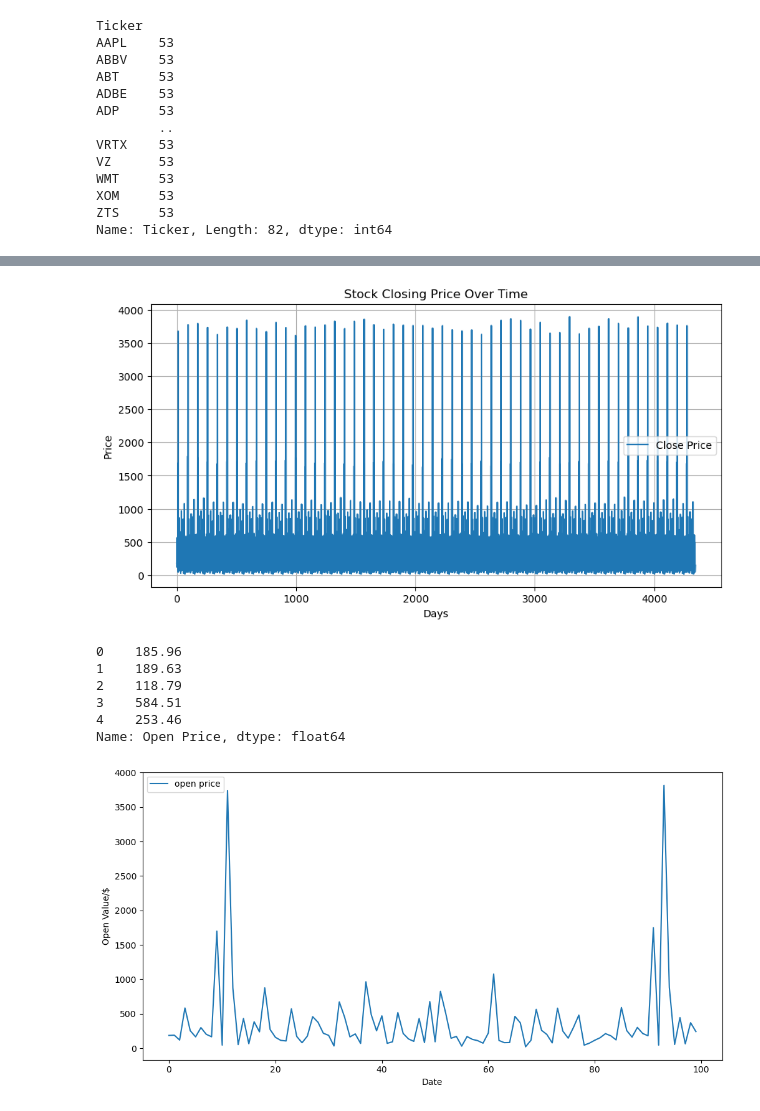
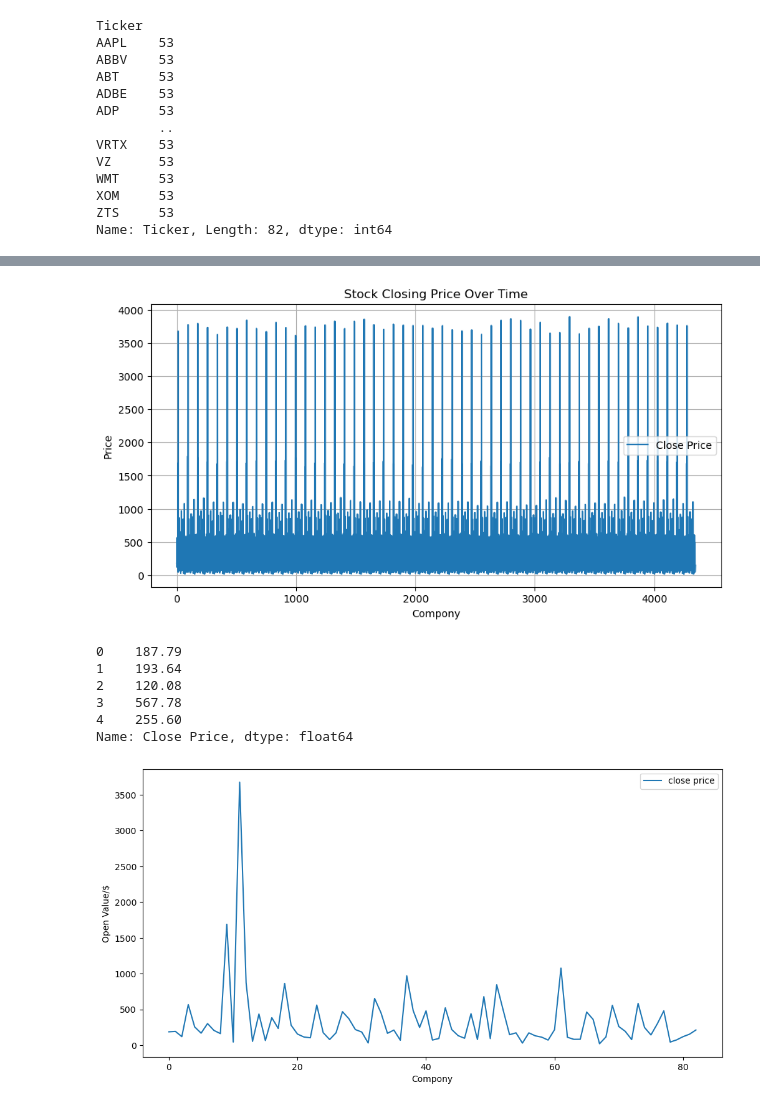
Before and after one commit to EshanUGR/DL-Assigment, a Jupyter notebook: notebooks/Lstm_training.ipynb, the cells around one changed output, grey strips where cells are left out. Drawn from its saved outputs; the diff is of its cells as text; code cells hidden in the pictures.

Commit message:
selected to predict close price only AAPL company

```diff
--- a/notebooks/Lstm_training.ipynb
+++ b/notebooks/Lstm_training.ipynb
@@ -50,20 +50,20 @@ data_new.head()
 plt.figure(figsize=(10,5))
 plt.plot(data['Close Price'], label='Close Price')
 plt.title("Stock Closing Price Over Time")
-plt.xlabel("Days")
+plt.xlabel("Compony")
 plt.ylabel("Price")
 plt.legend()
 plt.grid(True)
 plt.show()
 # %% [output]
-[figure, old version]
+[figure, new version]
 # %%
-open_price = data['Open Price']  # use the exact column name
-print(open_price[:5])
+close_price = data['Close Price']  # use the exact column name
+print(close_price[:5])
 # %% [output]
-0    185.96
-1    189.63
-2    118.79
-3    584.51
-4    253.46
-Name: Open Price, dtype: float64
+0    187.79
+1    193.64
+2    120.08
+3    567.78
+4    255.60
+Name: Close Price, dtype: float64
@@ -70,19 +72,17 @@ Name: Open Price, dtype: float64
 # %%
 import matplotlib.pyplot as plt
 
-open_price = data['Open Price']
-# close_price = data[:,3]
-# high_price = data[:,4]
-# low_price = data[:5]
+close_price = data['Close Price']
+
 
 plt.figure(figsize=(12,6))
-plt.plot(open_price[:100],label='open price')
+plt.plot(close_price[:83],label='close price')
 
 
 
 plt.legend()
-plt.xlabel("Date")
+plt.xlabel("Compony")
 plt.ylabel("Open Value/$")
 plt.show()
 # %% [output]
-[figure, old version]
+[figure, new version]
```
Also changed, not shown: parts of 15 cells of this notebook.
